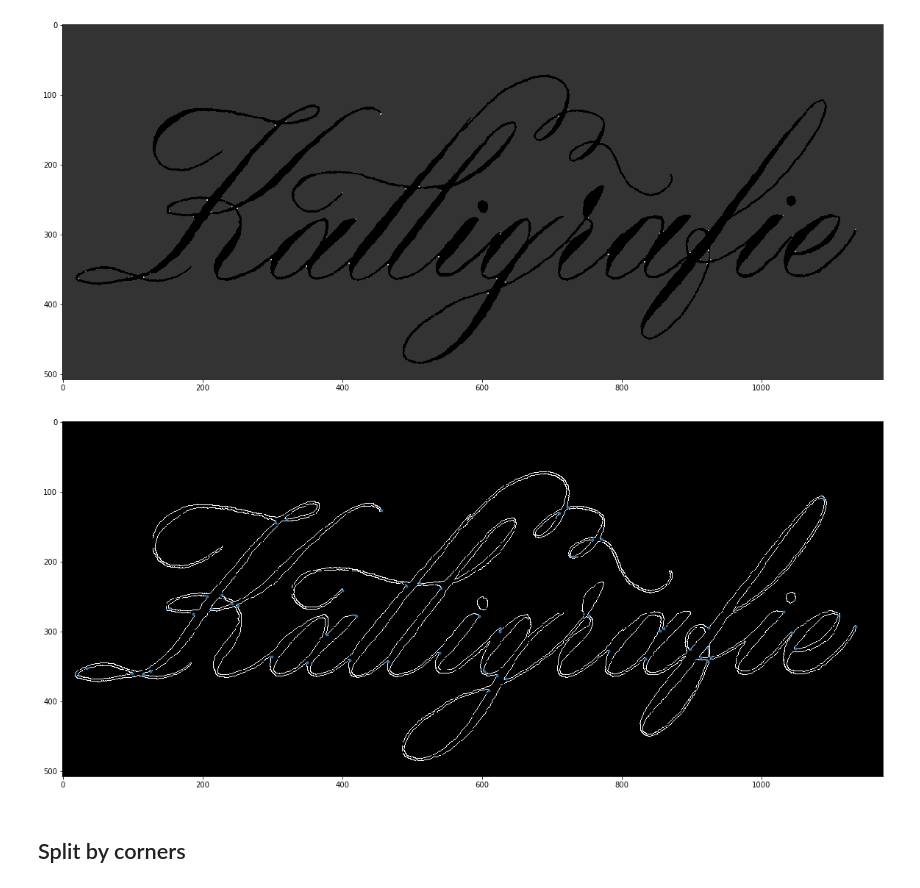
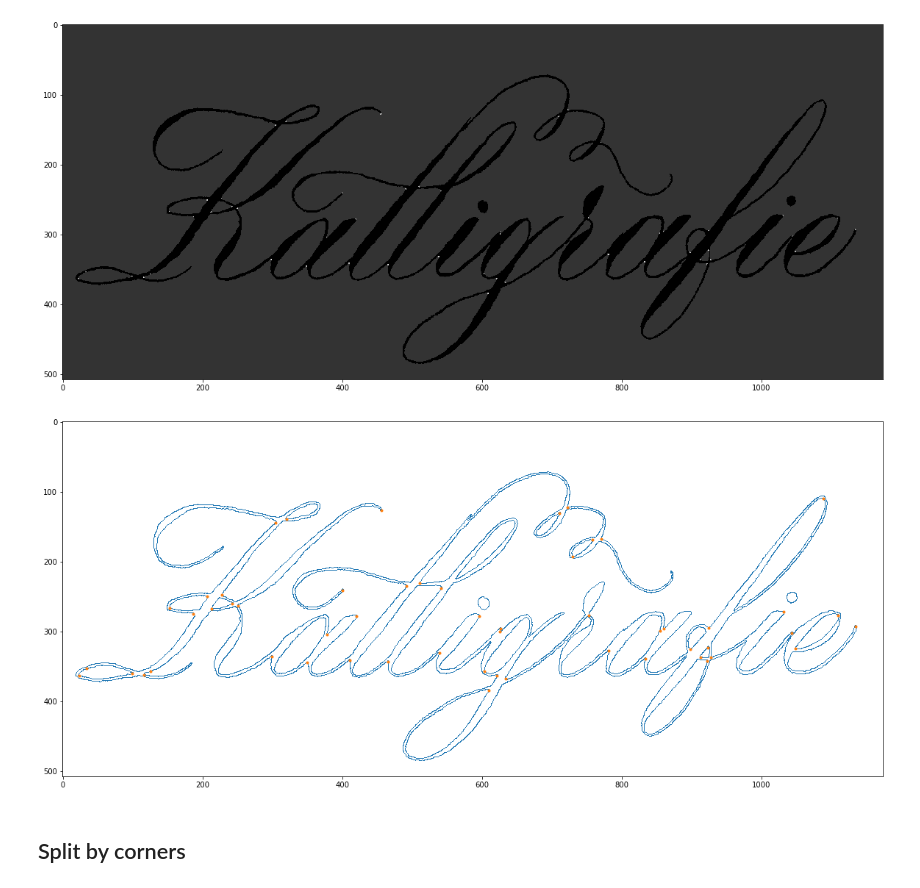
Before and after one commit to wechtits19/calligraphy-vectorization, a Jupyter notebook: test.ipynb, the cells around one changed output. Drawn from its saved outputs; the diff is of its cells as text; code cells hidden in the pictures.

Commit message:
Improve placement of corners on contour

```diff
--- a/test.ipynb
+++ b/test.ipynb
@@ -46,10 +46,10 @@ footprint = np.array([
     [1, 1]
 ])
 
-x = mrp.remove_small_holes(binary)
-x = mrp.remove_small_objects(x)
+cleaned_image = mrp.remove_small_holes(binary)
+cleaned_image = mrp.remove_small_objects(cleaned_image)
 
-plt.imshow(x, cmap='gray', interpolation='nearest')
+plt.imshow(cleaned_image, cmap='gray', interpolation='nearest')
 # %% [output]
 <matplotlib.image.AxesImage at 0x...>
 [figure]
@@ -58,13 +58,13 @@ plt.imshow(x, cmap='gray', interpolation='nearest')
 # %%
 from skimage import measure
 
-contours = measure.find_contours(x)
+contours = measure.find_contours(cleaned_image)
 
 # Display the image and plot all contours found
 plt.rcParams['figure.figsize'] = (20, 20)
 
 fig, ax = plt.subplots()
-ax.imshow(x, cmap='gray', interpolation='nearest')
+ax.imshow(cleaned_image, cmap='gray', interpolation='nearest')
 
 for contour in contours:
     ax.plot(contour[:, 1], contour[:, 0], linewidth=1, antialiased=False)
@@ -98,7 +118,7 @@ for contour in contours:
 443
 # %%
 # Convert coordinates to image
-contour_img = np.ma.array(np.zeros(np.shape(x)))
+contour_img = np.ma.array(np.zeros(np.shape(cleaned_image)))
 for contour in contours:
     for pixel in np.int32(contour):
         contour_img[pixel[0], pixel[1]] = 1
@@ -112,10 +132,10 @@ plt.imshow(contour_img)
 # %%
 from skimage.feature import corner_harris, corner_subpix, corner_peaks
 
-corners = corner_harris(x)
+corners = corner_harris(cleaned_image)
 
 fig, ax = plt.subplots()
-ax.imshow(x, cmap=plt.cm.gray, interpolation='nearest')
+ax.imshow(cleaned_image, cmap=plt.cm.gray, interpolation='nearest')
 ax.imshow(corners, interpolation='nearest', cmap='gray', alpha=0.8)
 plt.show()
 # %% [output]
@@ -132,18 +152,32 @@ plt.show()
 # %%
 from skimage.feature import peak_local_max
 
 corner_coords = peak_local_max(corners)
+
+x_vals=[]
+y_vals=[]
+for c in contours:
+    for x in c[:,1]:
+        x_vals.append(x)
+    for y in c[:,0]:
+        y_vals.append(y)
+
+all_contours = np.array([y_vals,x_vals])
+#print(np.shape(all_contours))
+#print(all_contours)
+
 # Move coordinates onto contour
 for coord in corner_coords:
-    distances = np.sqrt((contour_img[0] - coord[0]) ** 2 + (contour_img[1] - coord[1]) ** 2)
+    distances = np.sqrt((all_contours[0] - coord[0]) ** 2 + (all_contours[1] - coord[1]) ** 2)
     coord = np.argmin(distances)
 
 fig, ax = plt.subplots()
-ax.imshow(contour_img, cmap=plt.cm.gray, interpolation='nearest')
+ax.imshow(contour_img, alpha=0) # for shape of plot
+ax.plot(all_contours[1], all_contours[0], linestyle='none', marker=',')
 ax.plot(corner_coords[:, 1], corner_coords[:, 0], antialiased=False, marker='.', linestyle='none')
 plt.show()
 # %% [output]
-[figure, old version]
+[figure, new version]
 # %% [markdown]
 ## Split by corners
 # %%
```
Also changed, not shown: parts of 4 cells of this notebook.
